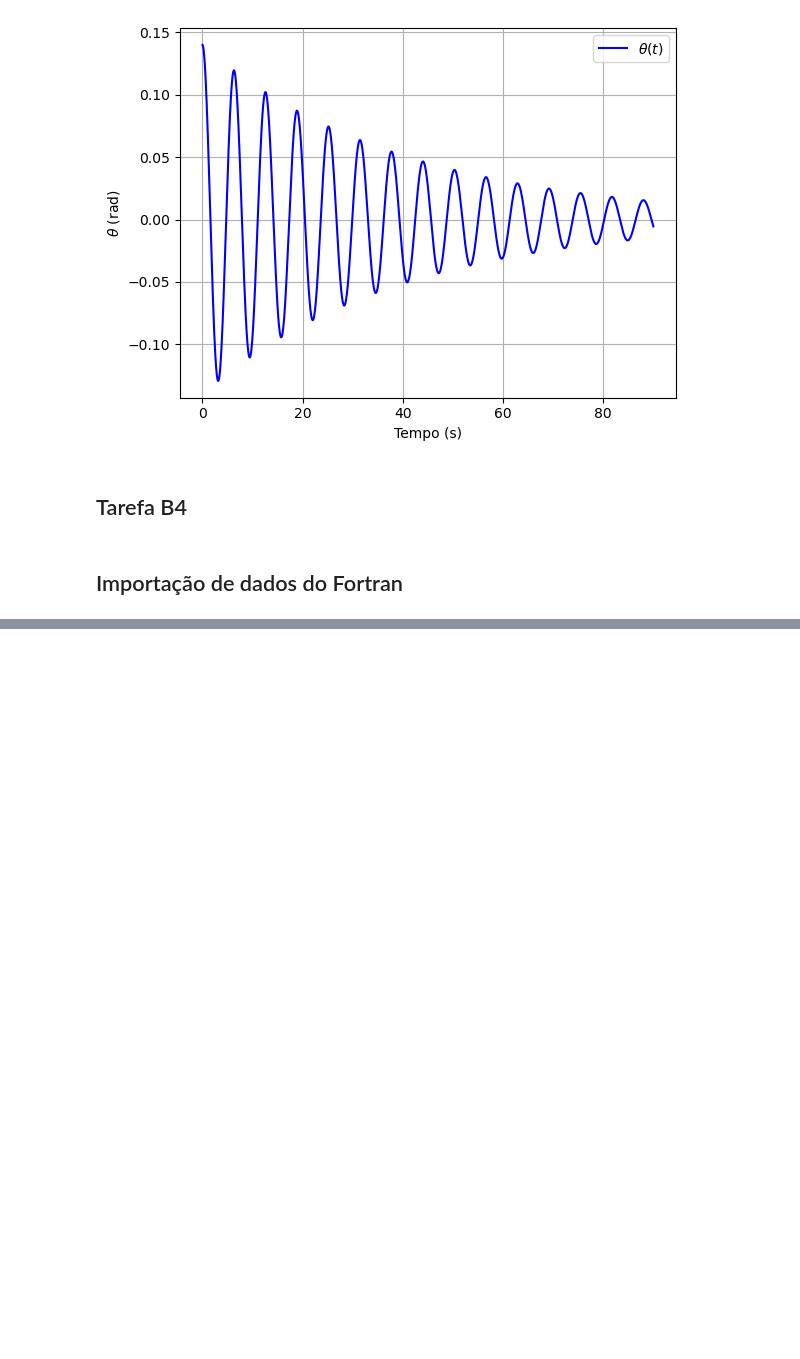
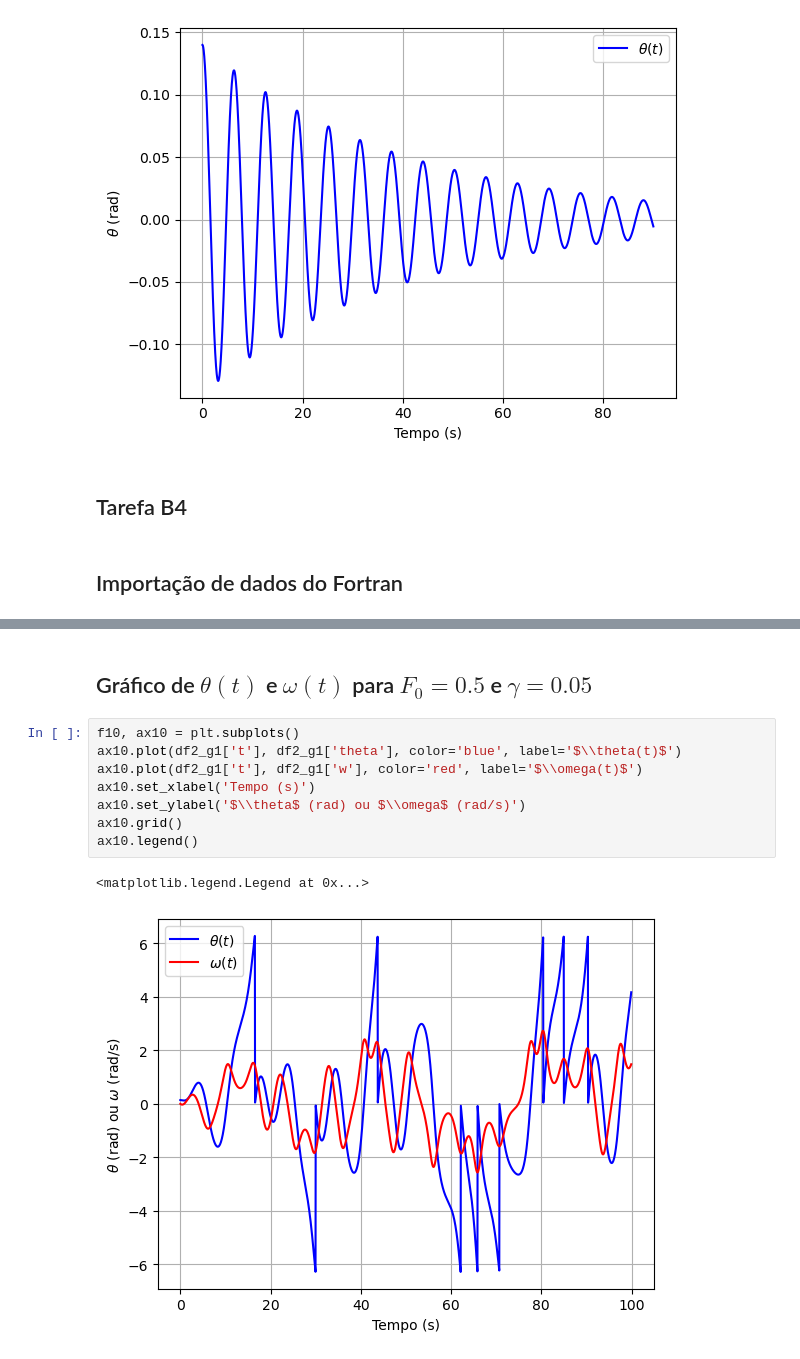
Before and after one commit to brenopelegrin/intro-fiscomp, a Jupyter notebook: projeto-4/tarefa-B/analise.ipynb, the cells around one changed output, grey strips where cells are left out. Cells and saved outputs as stored; diff of their text form; blank space fills up the shorter version.

```diff
--- a/projeto-4/tarefa-B/analise.ipynb
+++ b/projeto-4/tarefa-B/analise.ipynb
@@ -122 +138,14 @@ ax5.legend()
+# %% [markdown]
+## Gráfico de $\theta(t)$ e $\omega(t)$ para $F_0 = 0.5$ e $\gamma = 0.05$
+# %%
+f10, ax10 = plt.subplots()
+ax10.plot(df2_g1['t'], df2_g1['theta'], color='blue', label='$\\theta(t)$')
+ax10.plot(df2_g1['t'], df2_g1['w'], color='red', label='$\\omega(t)$')
+ax10.set_xlabel('Tempo (s)')
+ax10.set_ylabel('$\\theta$ (rad) ou $\\omega$ (rad/s)')
+ax10.grid()
+ax10.legend()
+# %% [output]
+<matplotlib.legend.Legend at 0x...>
+[figure, added]
 # %% [markdown]
```
Also changed, not shown: parts of 12 cells of this notebook, 11 other files.
